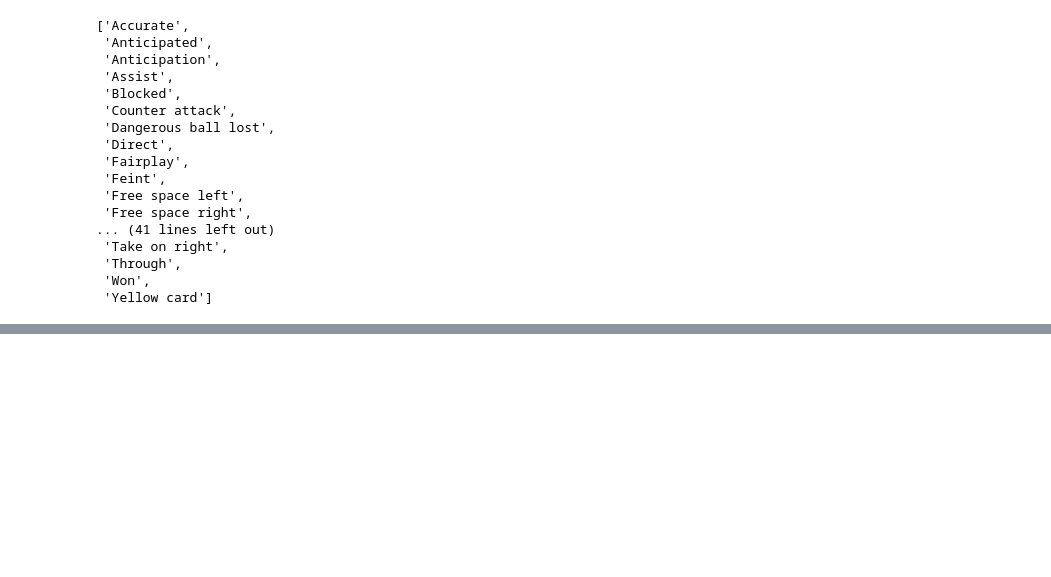
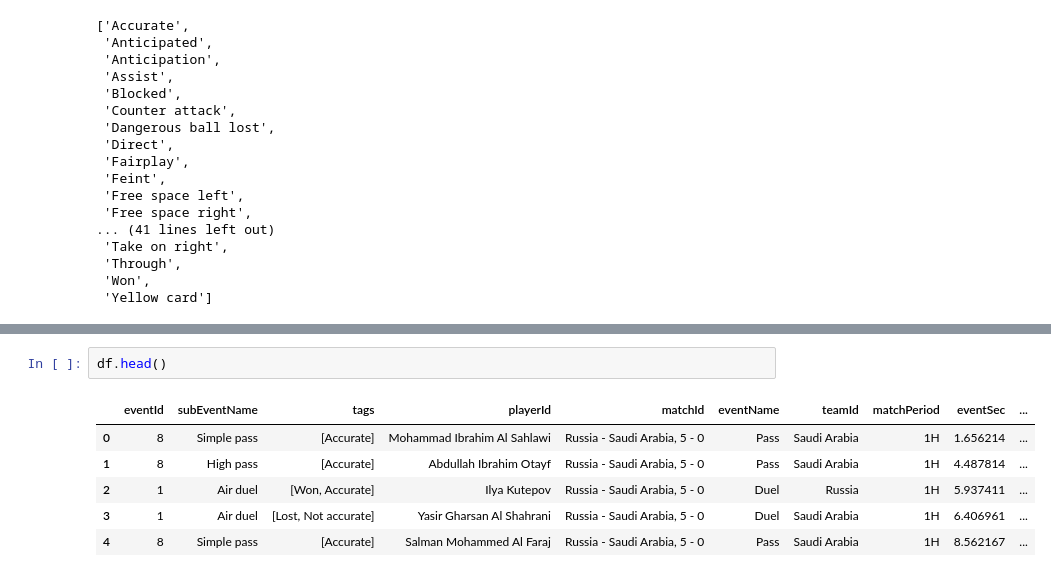
Before and after one commit to nkmwicz/python-classwork2025f, a Jupyter notebook: 9.1-corr-stats.ipynb, the cells around one changed output, grey strips where cells are left out. Cells and saved outputs as stored; diff of their text form; blank space fills up the shorter version.

```diff
--- a/9.1-corr-stats.ipynb
+++ b/9.1-corr-stats.ipynb
@@ -153,0 +170,9 @@ np.int64(1419)
+# %%
+df.head()
+# %% [output]
+|  | eventId | subEventName | tags | playerId | matchId | eventName | teamId | matchPeriod | eventSec | ... |
+| 0 | 8 | Simple pass | [Accurate] | Mohammad Ibrahim Al Sahlawi | Russia - Saudi Arabia, 5 - 0 | Pass | Saudi Arabia | 1H | 1.656214 | ... |
+| 1 | 8 | High pass | [Accurate] | Abdullah Ibrahim Otayf | Russia - Saudi Arabia, 5 - 0 | Pass | Saudi Arabia | 1H | 4.487814 | ... |
+| 2 | 1 | Air duel | [Won, Accurate] | Ilya Kutepov | Russia - Saudi Arabia, 5 - 0 | Duel | Russia | 1H | 5.937411 | ... |
+| 3 | 1 | Air duel | [Lost, Not accurate] | Yasir Gharsan Al Shahrani | Russia - Saudi Arabia, 5 - 0 | Duel | Saudi Arabia | 1H | 6.406961 | ... |
+| 4 | 8 | Simple pass | [Accurate] | Salman Mohammed Al Faraj | Russia - Saudi Arabia, 5 - 0 | Pass | Saudi Arabia | 1H | 8.562167 | ... |
```
Also changed, not shown: parts of 7 cells of this notebook.
